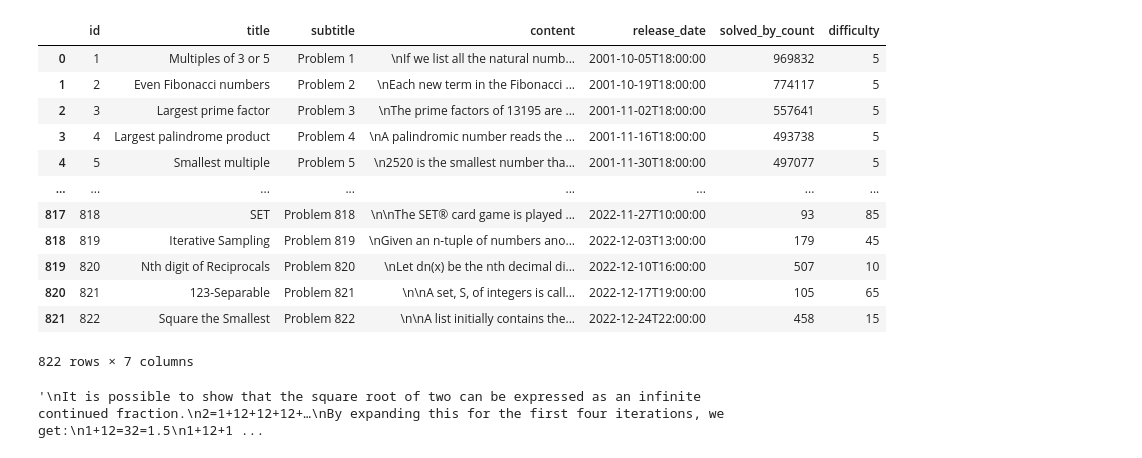
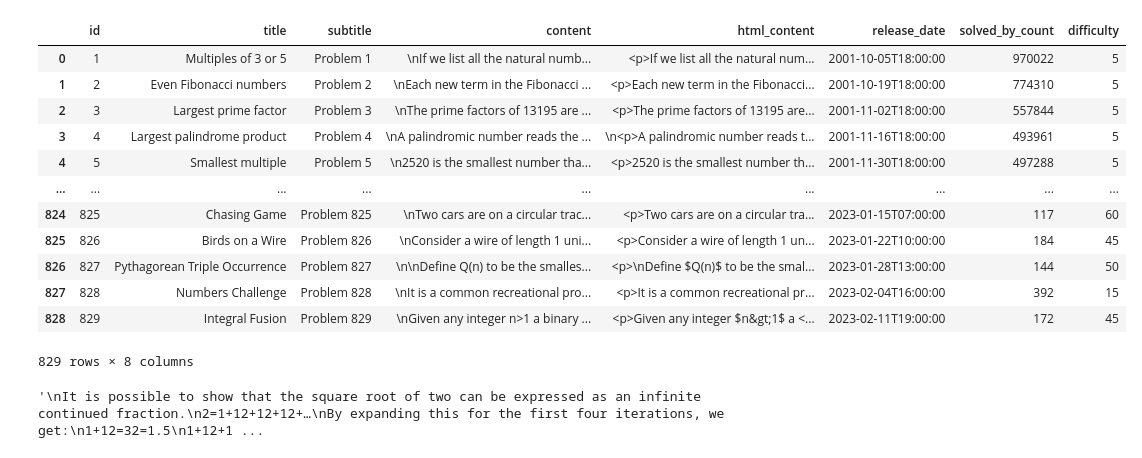
Before and after one commit to Gendo90/Project-Euler-Dataset, a Jupyter notebook: PE EDA.ipynb, the cells around one changed output. Cells and saved outputs as stored; diff of their text form; code cells hidden in the pictures.

Commit message:
feat: Add updated problem dataset from 4-19-23

```diff
--- a/PE EDA.ipynb
+++ b/PE EDA.ipynb
@@ -7,22 +7,22 @@ import pandas as pd
 import lxml
 import re
 # %%
-df = pd.read_csv("./3-11-23.csv")
+df = pd.read_csv("./04-19-23.csv")
 df
 # %% [output]
-|  | id | title | subtitle | content | release_date | solved_by_count | difficulty |
-| 0 | 1 | Multiples of 3 or 5 | Problem 1 | \nIf we list all the natural numb... | 2001-10-05T18:00:00 | 969832 | 5 |
-| 1 | 2 | Even Fibonacci numbers | Problem 2 | \nEach new term in the Fibonacci ... | 2001-10-19T18:00:00 | 774117 | 5 |
-| 2 | 3 | Largest prime factor | Problem 3 | \nThe prime factors of 13195 are ... | 2001-11-02T18:00:00 | 557641 | 5 |
-| 3 | 4 | Largest palindrome product | Problem 4 | \nA palindromic number reads the ... | 2001-11-16T18:00:00 | 493738 | 5 |
-| 4 | 5 | Smallest multiple | Problem 5 | \n2520 is the smallest number tha... | 2001-11-30T18:00:00 | 497077 | 5 |
-| ... | ... | ... | ... | ... | ... | ... | ... |
-| 817 | 818 | SET | Problem 818 | \n\nThe SET® card game is played ... | 2022-11-27T10:00:00 | 93 | 85 |
-| 818 | 819 | Iterative Sampling | Problem 819 | \nGiven an n-tuple of numbers ano... | 2022-12-03T13:00:00 | 179 | 45 |
-| 819 | 820 | Nth digit of Reciprocals | Problem 820 | \nLet dn(x) be the nth decimal di... | 2022-12-10T16:00:00 | 507 | 10 |
-| 820 | 821 | 123-Separable | Problem 821 | \n\nA set, S, of integers is call... | 2022-12-17T19:00:00 | 105 | 65 |
-| 821 | 822 | Square the Smallest | Problem 822 | \n\nA list initially contains the... | 2022-12-24T22:00:00 | 458 | 15 |
+|  | id | title | subtitle | content | html_content | release_date | solved_by_count | difficulty |
+| 0 | 1 | Multiples of 3 or 5 | Problem 1 | \nIf we list all the natural numb... | <p>If we list all the natural num... | 2001-10-05T18:00:00 | 970022 | 5 |
+| 1 | 2 | Even Fibonacci numbers | Problem 2 | \nEach new term in the Fibonacci ... | <p>Each new term in the Fibonacci... | 2001-10-19T18:00:00 | 774310 | 5 |
+| 2 | 3 | Largest prime factor | Problem 3 | \nThe prime factors of 13195 are ... | <p>The prime factors of 13195 are... | 2001-11-02T18:00:00 | 557844 | 5 |
+| 3 | 4 | Largest palindrome product | Problem 4 | \nA palindromic number reads the ... | \n<p>A palindromic number reads t... | 2001-11-16T18:00:00 | 493961 | 5 |
+| 4 | 5 | Smallest multiple | Problem 5 | \n2520 is the smallest number tha... | <p>2520 is the smallest number th... | 2001-11-30T18:00:00 | 497288 | 5 |
+| ... | ... | ... | ... | ... | ... | ... | ... | ... |
+| 824 | 825 | Chasing Game | Problem 825 | \nTwo cars are on a circular trac... | <p>Two cars are on a circular tra... | 2023-01-15T07:00:00 | 117 | 60 |
+| 825 | 826 | Birds on a Wire | Problem 826 | \nConsider a wire of length 1 uni... | <p>Consider a wire of length 1 un... | 2023-01-22T10:00:00 | 184 | 45 |
+| 826 | 827 | Pythagorean Triple Occurrence | Problem 827 | \n\nDefine Q(n) to be the smalles... | <p>\nDefine $Q(n)$ to be the smal... | 2023-01-28T13:00:00 | 144 | 50 |
+| 827 | 828 | Numbers Challenge | Problem 828 | \nIt is a common recreational pro... | <p>It is a common recreational pr... | 2023-02-04T16:00:00 | 392 | 15 |
+| 828 | 829 | Integral Fusion | Problem 829 | \nGiven any integer n>1 a binary ... | <p>Given any integer $n&gt;1$ a <... | 2023-02-11T19:00:00 | 172 | 45 |
-822 rows × 7 columns
+829 rows × 8 columns
 # %%
 df["content"][56]
 # %% [output]
```
Also changed, not shown: parts of 1 cell of this notebook, 2 other files.
